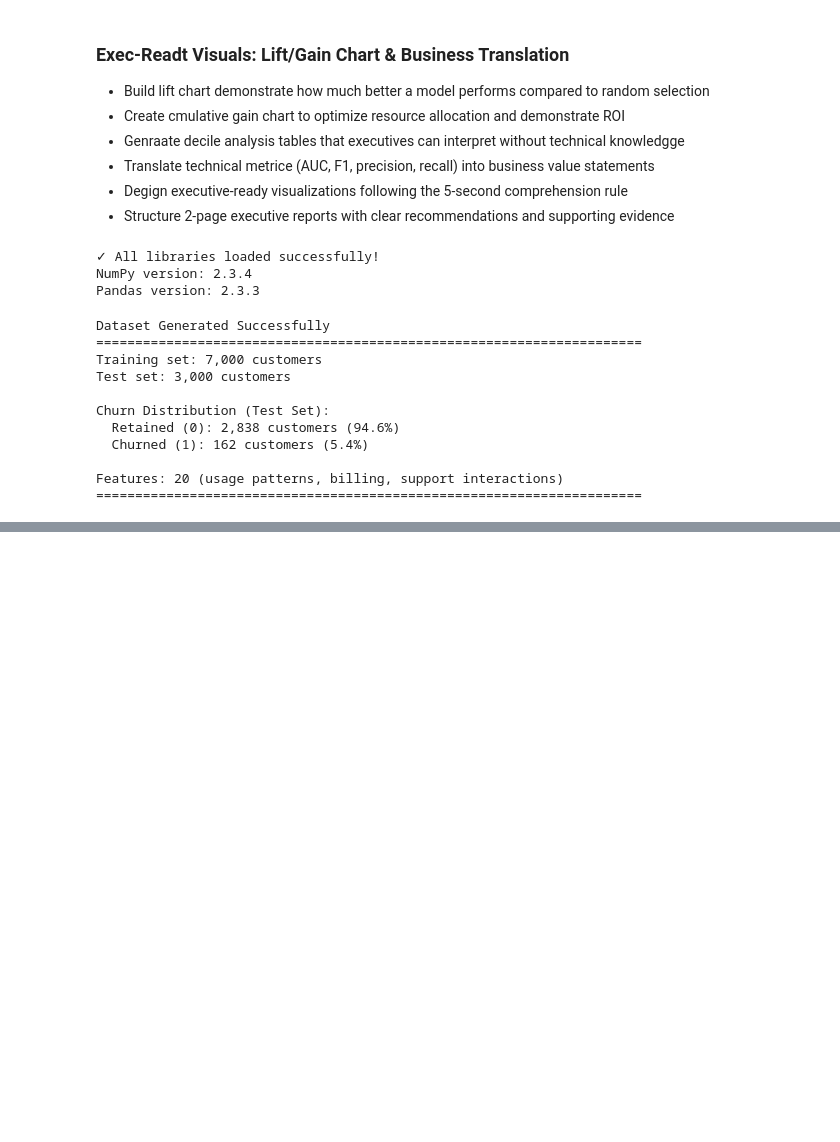
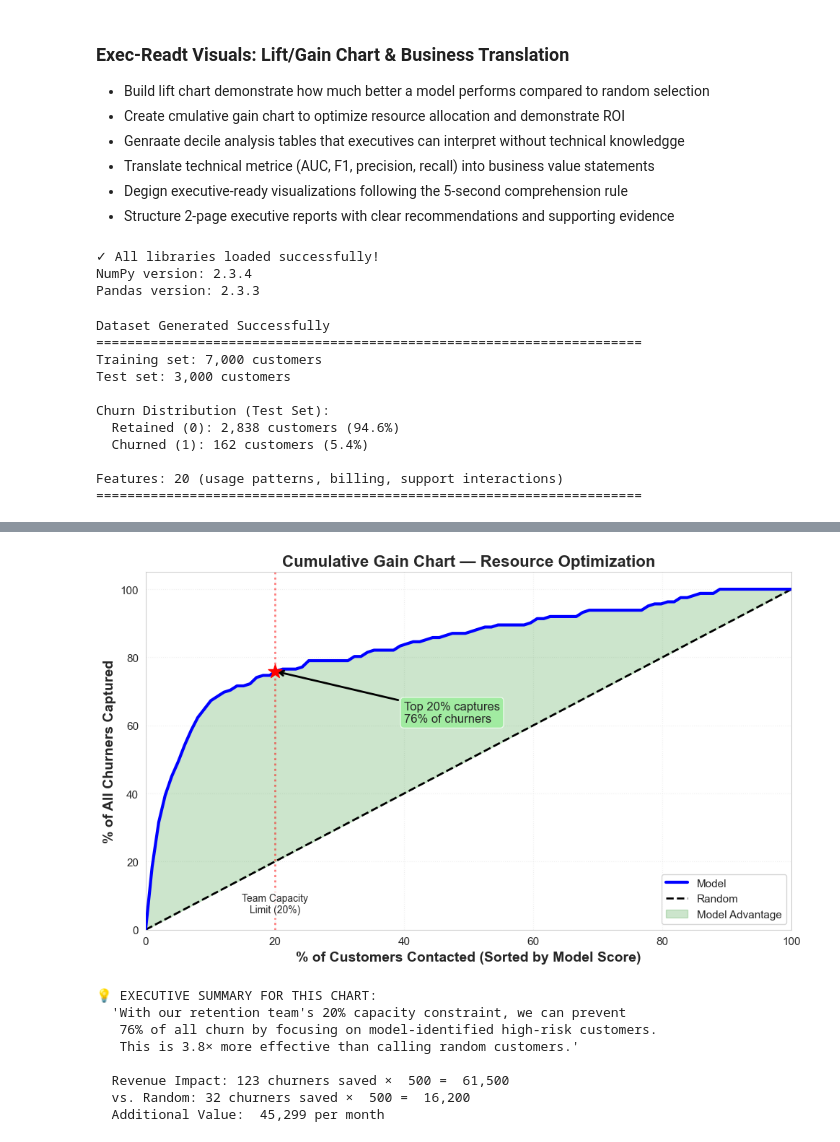
Before and after one commit to harshaiml/aiml-daily-practice, a Jupyter notebook: notebooks/IM Session 34 - Exec-Ready Visuals/Exec_Ready_VIsuals.ipynb, the cells around one changed output, grey strips where cells are left out. Cells and saved outputs as stored; diff of their text form; code cells hidden in the pictures; blank space fills up the shorter version.

```diff
--- a/notebooks/IM Session 34 - Exec-Ready Visuals/Exec_Ready_VIsuals.ipynb
+++ b/notebooks/IM Session 34 - Exec-Ready Visuals/Exec_Ready_VIsuals.ipynb
@@ -79,0 +494,60 @@ Features: 20 (usage patterns, billing, support interactions)
+# %%
+# Create executive-ready cumulative gain chart
+plt.figure(figsize=(10, 6))
+
+# Plot model curve
+plt.plot(percentiles_gain, gains, linewidth=3, color='blue', label='Model', zorder=3)
+
+# Plot random baseline (diagonal)
+plt.plot([0, 100], [0, 100], 'k--', linewidth=2, label='Random', zorder=2)
+
+# Fill area between curves (visual emphasis)
+plt.fill_between(percentiles_gain, gains, percentiles_gain,
+                 where=(gains >= percentiles_gain),
+                 alpha=0.2, color='green', label='Model Advantage')
+
+# Annotate 20% point (business constraint)
+plt.scatter([20], [gain_at_20], s=200, color='red', zorder=4, marker='*')
+plt.annotate(
+    f'Top 20% captures\n{gain_at_20:.0f}% of churners',
+    xy=(20, gain_at_20),
+    xytext=(40, gain_at_20 - 15),
+    fontsize=12,
+    bbox=dict(boxstyle='round', facecolor='lightgreen', alpha=0.7),
+    arrowprops=dict(arrowstyle='->', lw=2, color='black')
+)
+
+# Add vertical line at capacity constraint
+plt.axvline(x=20, color='red', linestyle=':', linewidth=2, alpha=0.5)
+plt.text(20, 5, 'Team Capacity\nLimit (20%)', ha='center', fontsize=10,
+         bbox=dict(boxstyle='round', facecolor='white', alpha=0.8))
+
+# Formatting
+plt.xlabel('% of Customers Contacted (Sorted by Model Score)', fontsize=14, fontweight='bold')
+plt.ylabel('% of All Churners Captured', fontsize=14, fontweight='bold')
+plt.title('Cumulative Gain Chart — Resource Optimization', fontsize=16, fontweight='bold')
+plt.legend(fontsize=11, loc='lower right')
+plt.grid(True, alpha=0.3, linestyle=':')
+plt.xlim(0, 100)
+plt.ylim(0, 105)
+
+plt.tight_layout()
+plt.show()
+
+print("\n💡 EXECUTIVE SUMMARY FOR THIS CHART:")
+print(f"  'With our retention team's 20% capacity constraint, we can prevent")
+print(f"   {gain_at_20:.0f}% of all churn by focusing on model-identified high-risk customers.")
+print(f"   This is {gain_at_20/20:.1f}× more effective than calling random customers.'")
+print(f"\n  Revenue Impact: {int(y_test.sum() * gain_at_20/100)} churners saved ×  500 =  {int(y_test.sum() * gain_at_20/100 * 500):,}")
+print(f"  vs. Random: {int(y_test.sum() * 0.20)} churners saved ×  500 =  {int(y_test.sum() * 0.20 * 500):,}")
+print(f"  Additional Value:  {int(y_test.sum() * (gain_at_20/100 - 0.20) * 500):,} per month")
+# %% [output]
+[figure, added]
+💡 EXECUTIVE SUMMARY FOR THIS CHART:
+  'With our retention team's 20% capacity constraint, we can prevent
+   76% of all churn by focusing on model-identified high-risk customers.
+   This is 3.8× more effective than calling random customers.'
+
+  Revenue Impact: 123 churners saved ×  500 =  61,500
+  vs. Random: 32 churners saved ×  500 =  16,200
+  Additional Value:  45,299 per month
```
Also changed, not shown: parts of 11 cells of this notebook.
